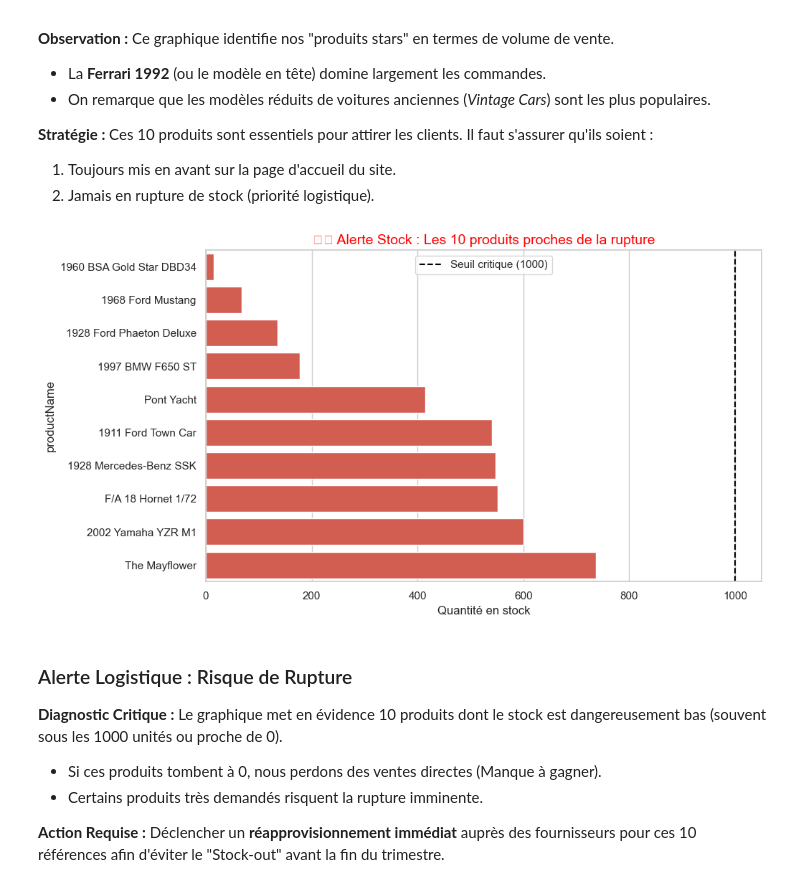
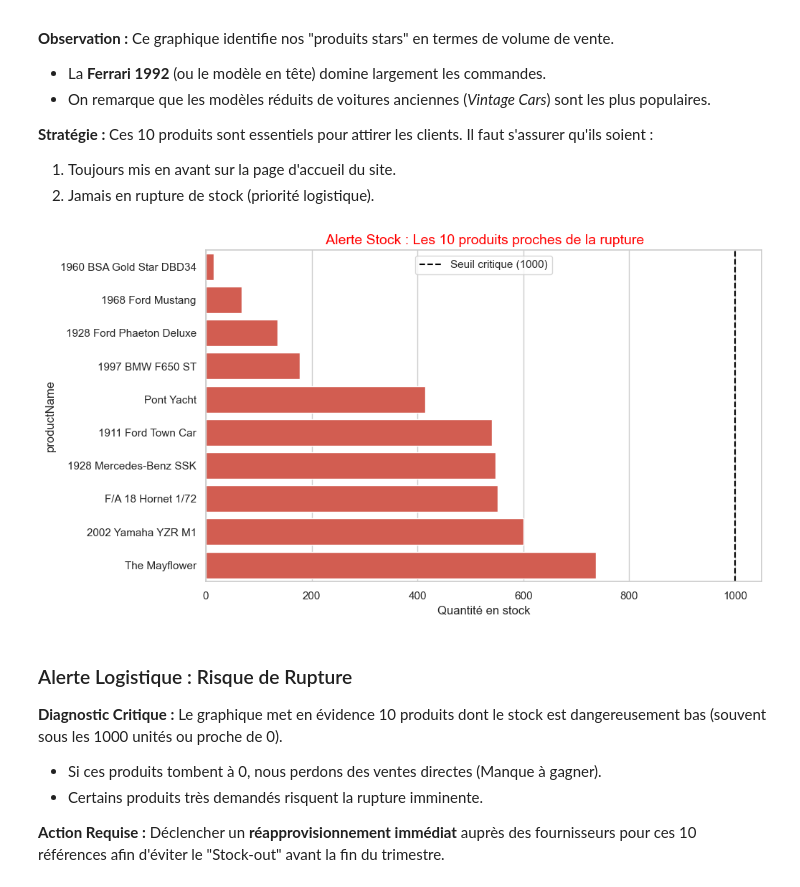
Before and after one commit to KarissyCISSE21/classicmodels-analysis, a Jupyter notebook: notebooks/ClassicModels_Analysis.ipynb, the cells around one changed output. Saved outputs shown, nothing was run; the diff lists cells and outputs as text; code cells hidden in the pictures.

```diff
--- a/notebooks/ClassicModels_Analysis.ipynb
+++ b/notebooks/ClassicModels_Analysis.ipynb
@@ -231,28 +234,29 @@ Ces 10 produits sont essentiels pour attirer les clients. Il faut s'assurer qu'i
 # %%
 # --- VISUALISATION 5 : ÉTAT DES STOCKS CRITIQUES ---
 
 # 1. Requête (Les 10 produits avec le stock le plus bas)
 query_stock = """
 SELECT productName, quantityInStock, productLine
 FROM products
 ORDER BY quantityInStock ASC
 LIMIT 10;
 """
 
 df_stock = pd.read_sql(query_stock, conn)
 
 # 2. Graphique
 plt.figure(figsize=(10, 6))
 # On utilise une couleur rouge pour signaler l'urgence
 sns.barplot(data=df_stock, x='quantityInStock', y='productName', color='#e74c3c')
 
-plt.title('⚠️ Alerte Stock : Les 10 produits proches de la rupture', fontsize=14, color='red')
+plt.title(' Alerte Stock : Les 10 produits proches de la rupture', fontsize=14, color='red')
 plt.xlabel('Quantité en stock')
 plt.axvline(x=1000, color='black', linestyle='--', label='Seuil critique (1000)') # Ligne de seuil
 plt.legend()
+plt.savefig("../visualizations/Alerte Stock: Les 10 produits proches de la rupture.png", bbox_inches='tight')
 plt.show()
 # %% [output]
-[figure, old version]
+[figure, new version]
 # %% [markdown]
 ###  Alerte Logistique : Risque de Rupture
 
```
Also changed, not shown: parts of 5 cells of this notebook, 9 other files.
